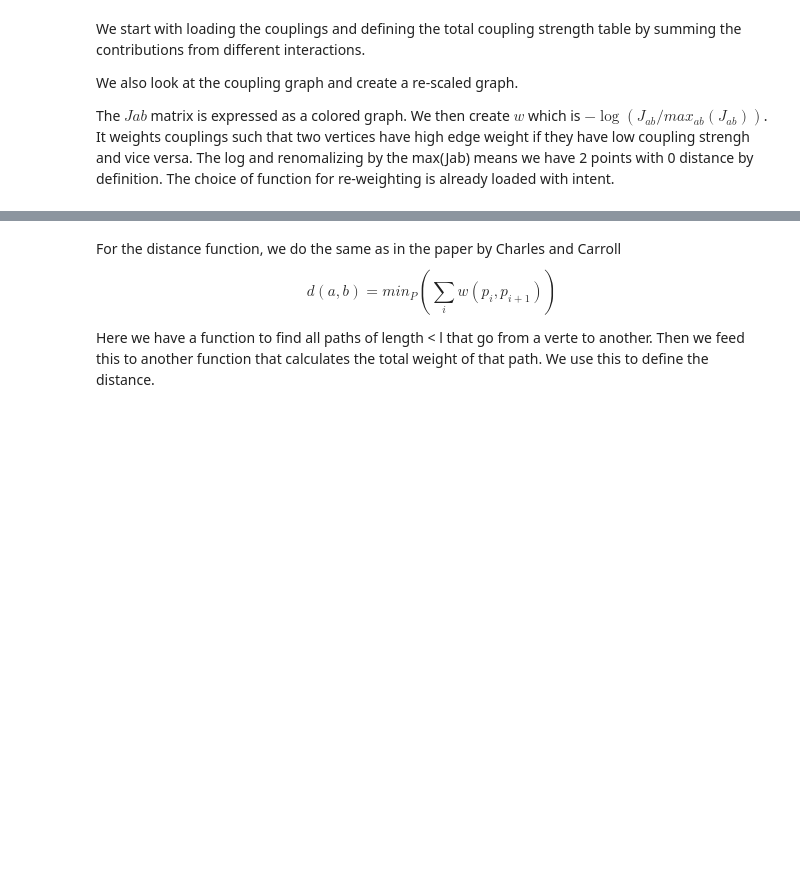
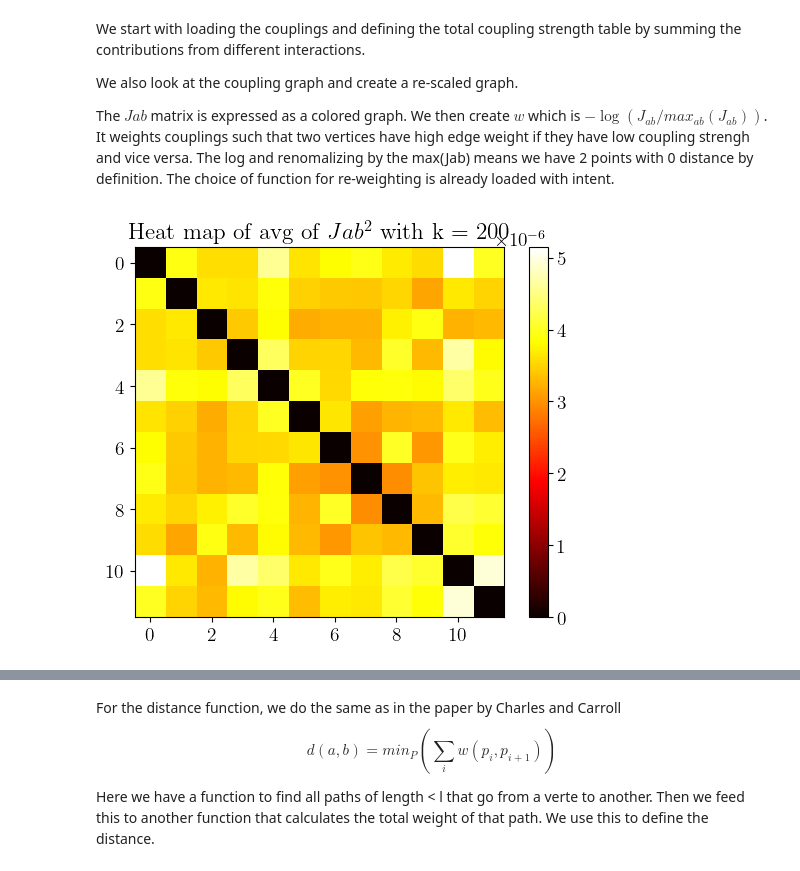
Before and after one commit to MarinAndreGirard/Quantum_emergent_dimension, a Jupyter notebook: MDS.ipynb, the cells around one changed output, grey strips where cells are left out. Saved outputs shown, nothing was run; the diff lists cells and outputs as text; code cells hidden in the pictures; blank space fills up the shorter version.

```diff
--- a/MDS.ipynb
+++ b/MDS.ipynb
@@ -30,17 +30,44 @@ We also look at the coupling graph and create a re-scaled graph.
 
 The $Jab$ matrix is expressed as a colored graph. We then create $w$ which is $-\log(J_{ab}/max_{ab}(J_{ab}))$. It weights couplings such that two vertices have high edge weight if they have low coupling strengh and vice versa. The log and renomalizing by the max(Jab) means we have 2 points with 0 distance by definition. The choice of function for re-weighting is already loaded with intent.
 # %%
-N = 12 # system size
-k = 0 # sample number
-letters = ['1', 'X', 'Y', 'Z']
+def get_Jab():
 
-J = abs(np.loadtxt('couplings/{}/{}_{}{}.txt'.format(N, k, letters[1], letters[3])))
-for a,b in [(1,1),(2,2),(3,3),(3,1)]:
-    Jab = abs(np.loadtxt('couplings/{}/{}_{}{}.txt'.format(N, k, letters[a], letters[b])))
-    J+=Jab
+    N = 12 # system size
+    k = 150 # sample number
+    letters = ['1', 'X', 'Y', 'Z']
 
-#threshold = 1e-4  # Set this to the threshold you want to use
-#Jab[np.abs(Jab) < threshold] = 0
+    J = np.loadtxt('couplings/{}/{}_{}{}.txt'.format(N, k, letters[1], letters[3]))**2
+    for a,b in [(1,1),(2,2),(3,3),(3,1)]:
+        Jab = np.loadtxt('couplings/{}/{}_{}{}.txt'.format(N, k, letters[a], letters[b]))**2
+        J+=Jab
 
-Jab=J
+    #threshold = 1e-4  # Set this to the threshold you want to use
+    #Jab[np.abs(Jab) < threshold] = 0
+    Jab=J
+    return Jab
+
+def get_Jab_avg(sample_nb):
+    N = 12 # system size
+    letters = ['1', 'X', 'Y', 'Z']
+
+    J=np.zeros((N,N))
+    for k in range(sample_nb):
+        J_sample = np.loadtxt('couplings/{}/{}_{}{}.txt'.format(N, k, letters[1], letters[3]))**2
+        for a,b in [(1,1),(2,2),(3,3),(3,1)]:
+            Jab = np.loadtxt('couplings/{}/{}_{}{}.txt'.format(N, k, letters[a], letters[b]))**2
+            #Jab = Jab**2
+            J_sample+=Jab
+        J+=J_sample
+    J=J/sample_nb
+    return J
+
+
+Jab=get_Jab_avg(200)
+
+plt.imshow(Jab, cmap='hot', interpolation='nearest')
+plt.colorbar()
+plt.title(f"Heat map of avg of $Jab^2$ with k = 200")
+plt.show()
+# %% [output]
+[figure, added]
 # %%
```
Also changed, not shown: parts of 9 cells of this notebook, 1 other file.
